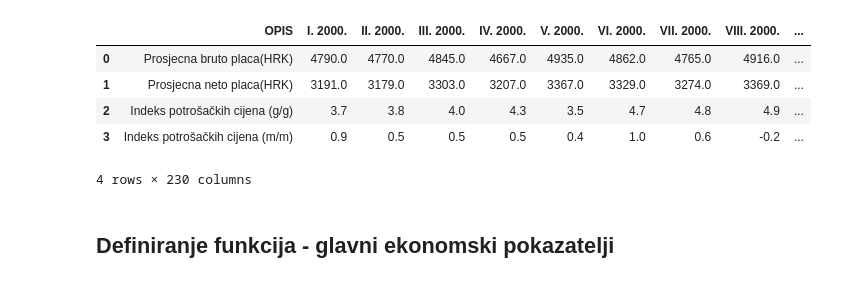
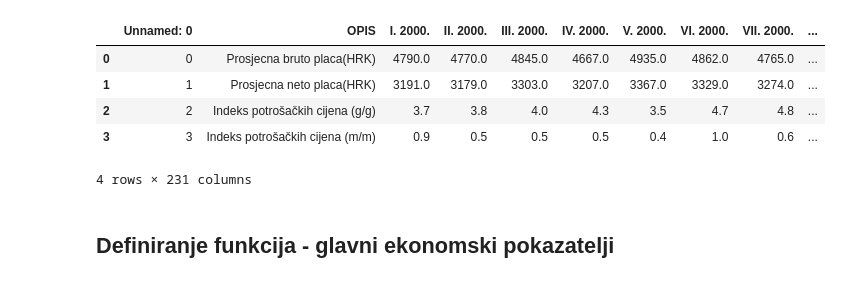
Before and after one commit to DavorPenzar/mozgalo, a Jupyter notebook: notebooks/ekonomija.ipynb, the cells around one changed output. Drawn from its saved outputs; the diff is of its cells as text; code cells hidden in the pictures.

```diff
--- a/notebooks/ekonomija.ipynb
+++ b/notebooks/ekonomija.ipynb
@@ -23,15 +23,15 @@ glavni_pokazatelji
 | 22 | Stopa nezaposlenosti (prema defin... | 16.05 | 15.8 | 14.800000 | 14.250000 | 13.800000 | 12.700000 | 11.200000 | 9.900000 | 8.500000 | 9.200000 | ... |
 | 23 | Stopa zaposlenosti (prema definic... | 42.6 | 41.8 | 43.300000 | 43.100000 | 43.500000 | 43.300000 | 43.600000 | 47.600000 | 48.600000 | 48.200000 | ... |
 # %%
-place = pd.read_excel('ekonomski-pokazatelji/place_i_indeksi.xlsx')
+place = pd.read_excel('../ekonomski-pokazatelji/place_i_indeksi.xlsx')
 place
 # %% [output]
-|  | OPIS | I. 2000. | II. 2000. | III. 2000. | IV. 2000. | V. 2000. | VI. 2000. | VII. 2000. | VIII. 2000. | ... |
-| 0 | Prosjecna bruto placa(HRK) | 4790.0 | 4770.0 | 4845.0 | 4667.0 | 4935.0 | 4862.0 | 4765.0 | 4916.0 | ... |
-| 1 | Prosjecna neto placa(HRK) | 3191.0 | 3179.0 | 3303.0 | 3207.0 | 3367.0 | 3329.0 | 3274.0 | 3369.0 | ... |
-| 2 | Indeks potrošačkih cijena (g/g) | 3.7 | 3.8 | 4.0 | 4.3 | 3.5 | 4.7 | 4.8 | 4.9 | ... |
-| 3 | Indeks potrošačkih cijena (m/m) | 0.9 | 0.5 | 0.5 | 0.5 | 0.4 | 1.0 | 0.6 | -0.2 | ... |
+|  | Unnamed: 0 | OPIS | I. 2000. | II. 2000. | III. 2000. | IV. 2000. | V. 2000. | VI. 2000. | VII. 2000. | ... |
+| 0 | 0 | Prosjecna bruto placa(HRK) | 4790.0 | 4770.0 | 4845.0 | 4667.0 | 4935.0 | 4862.0 | 4765.0 | ... |
+| 1 | 1 | Prosjecna neto placa(HRK) | 3191.0 | 3179.0 | 3303.0 | 3207.0 | 3367.0 | 3329.0 | 3274.0 | ... |
+| 2 | 2 | Indeks potrošačkih cijena (g/g) | 3.7 | 3.8 | 4.0 | 4.3 | 3.5 | 4.7 | 4.8 | ... |
+| 3 | 3 | Indeks potrošačkih cijena (m/m) | 0.9 | 0.5 | 0.5 | 0.5 | 0.4 | 1.0 | 0.6 | ... |
-4 rows × 230 columns
+4 rows × 231 columns
 # %% [markdown]
 ## **Definiranje funkcija - glavni ekonomski pokazatelji**
 # %%
```
Also changed, not shown: parts of 1 cell of this notebook, 2 other files.
